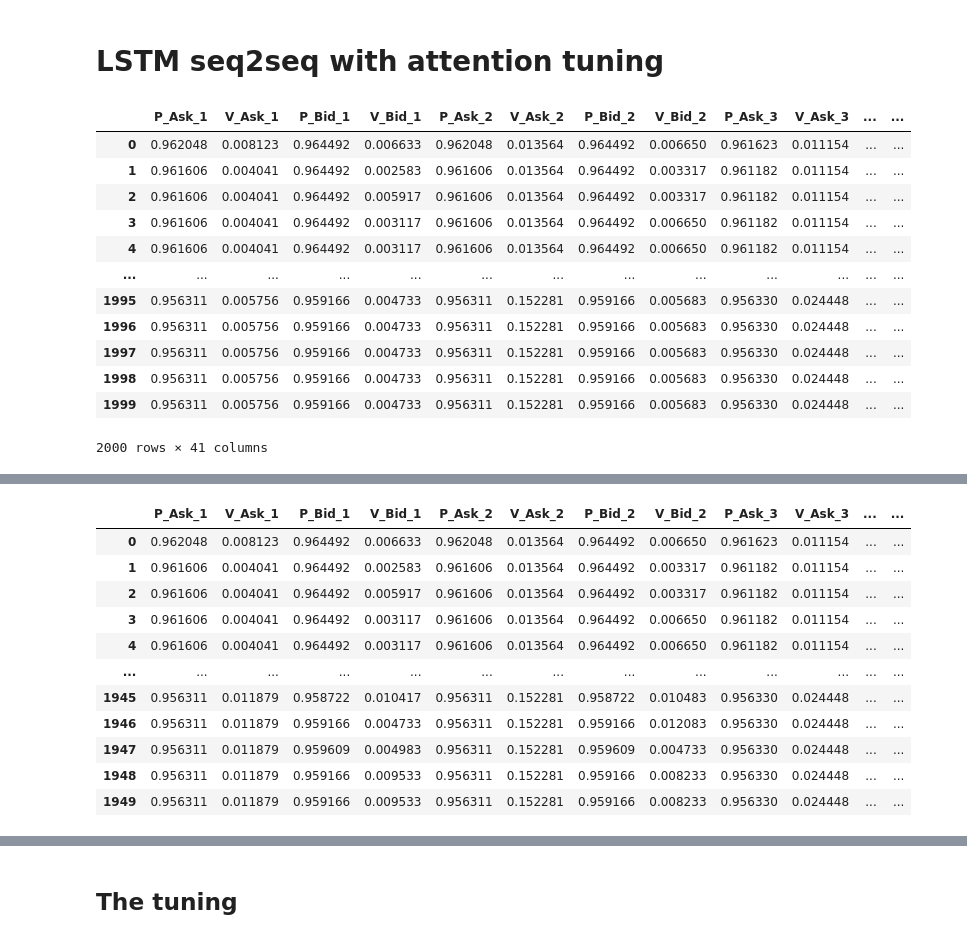
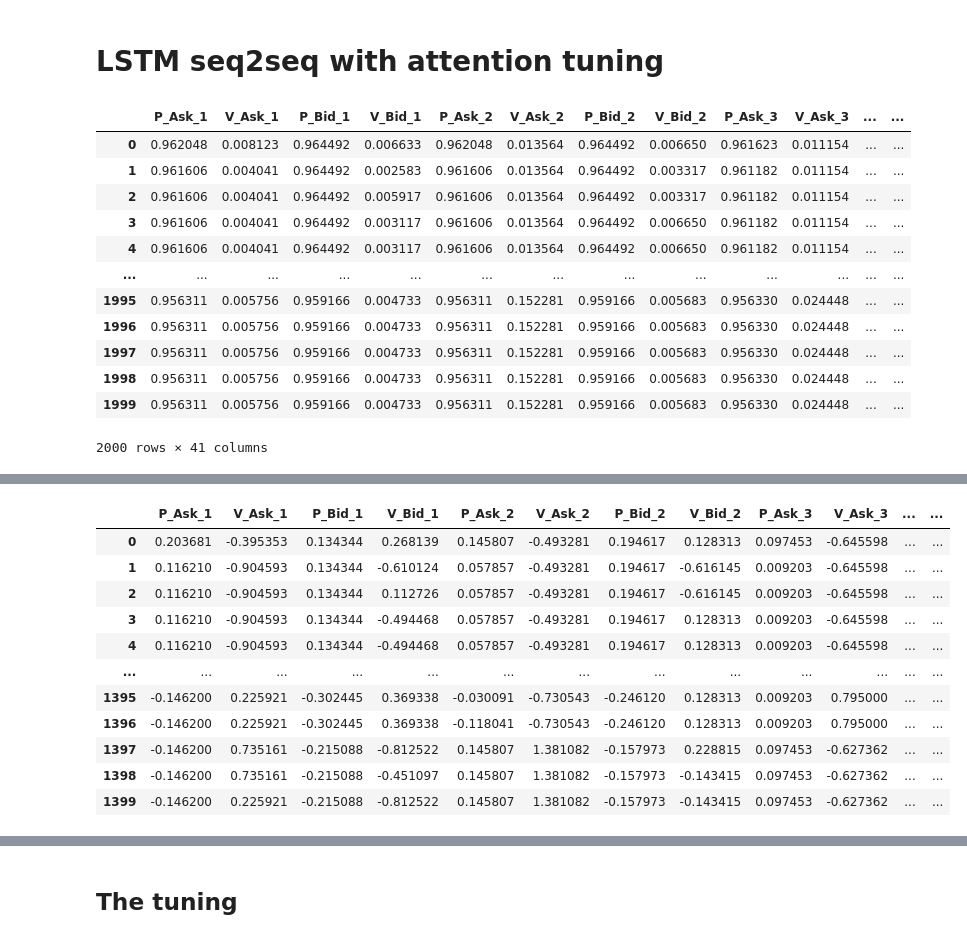
Before and after one commit to JoeLsvj/stocks_forecasting_LOB, a Jupyter notebook: Hyperparameters_tuning/hyperparameter_tuning/es_tuning_regression/es_tuning_LSTMSeq2SeqWithAttention_clean.ipynb, the cells around one changed output, grey strips where cells are left out. Saved outputs shown, nothing was run; the diff lists cells and outputs as text; code cells hidden in the pictures.

```diff
--- a/Hyperparameters_tuning/hyperparameter_tuning/es_tuning_regression/es_tuning_LSTMSeq2SeqWithAttention_clean.ipynb
+++ b/Hyperparameters_tuning/hyperparameter_tuning/es_tuning_regression/es_tuning_LSTMSeq2SeqWithAttention_clean.ipynb
@@ -37,60 +37,30 @@ import models_regression as Models
 import utils
 import dataset as Dataset
 
-# data
 dataset = pd.read_parquet(data_path)
+dataset = dataset.head(num_samples)
+dataset = dataset.astype(float)
 dataset = dataset.drop(['Label_10', 'Label_20', 'Label_30', 'Label_50', 'Label_100', 'Day'], axis=1)
 dataset['mid_price'] = (dataset['P_Ask_1'] + dataset['P_Bid_1']) / 2
-dataset = dataset.astype(float)
-dataset = dataset.head(num_samples)
-display(dataset)
-
-_, axs = plt.subplots(2, 2, figsize=(24,12))
-axs[0,0].plot(dataset['P_Ask_1'])
-axs[0,1].plot(dataset['V_Ask_1'])
-axs[1,0].plot(dataset['P_Bid_1'])
-axs[1,1].plot(dataset['V_Bid_1'])
-plt.show()
-
-target_col = 'mid_price'
-target_cols = []
-shifts = [ 1, 10, 20, 50 ]
-
-for shift in shifts:
-    colname = f'Target_{shift}'
-    target_cols.append(colname)
-    dataset[colname] = dataset[target_col].shift(-shift)
-dataset.dropna(inplace=True)
-
 display(dataset)
 
 # Split the dataframe into train, validation and test
 dataset_train, dataset_val, dataset_test = utils.DataTools.train_val_test_split(dataset)
 
 # Standardize the data
-#scaler = preprocessing.StandardScaler()
-#scaler.fit(dataset_train)
+scaler = preprocessing.StandardScaler()
+scaler.fit(dataset_train)
 
-#dataset_train[dataset_train.columns] = scaler.transform(dataset_train)
-#dataset_val[dataset_val.columns] = scaler.transform(dataset_val)
-#dataset_test[dataset_test.columns] = scaler.transform(dataset_test)
-
-means = dataset_train.mean(axis=0)
-stds = dataset_train.std(axis=0)
-
-means[-len(target_cols):] = means[target_cols]
-stds[-len(target_cols):] = stds[target_cols]
-
-dataset_train = ( dataset_train - means ) / stds
-dataset_val = ( dataset_val - means ) / stds
-dataset_test = ( dataset_test - means ) / stds
+dataset_train[dataset_train.columns] = scaler.fit_transform(dataset_train)
+dataset_val[dataset_val.columns] = scaler.fit_transform(dataset_val)
+dataset_test[dataset_test.columns] = scaler.fit_transform(dataset_test)
 
 display(dataset_train)
 
 # Split covariates and response variables
-X_train, y_train = utils.DataTools.split_x_y(dataset_train, target_cols)
-X_val, y_val = utils.DataTools.split_x_y(dataset_val, target_cols)
-X_test, y_test = utils.DataTools.split_x_y(dataset_test, target_cols)
+X_train, y_train = utils.DataTools.split_x_y(dataset_train, ['mid_price'])
+X_val, y_val = utils.DataTools.split_x_y(dataset_val, ['mid_price'])
+X_test, y_test = utils.DataTools.split_x_y(dataset_test, ['mid_price'])
 
 # Convert to pytorch tensors
 X_train, X_val, X_test = utils.DataTools.numpy_to_tensor( X_train, X_val, X_test, dtype=torch.float32 )
@@ -98,12 +68,13 @@ y_train, y_val, y_test = utils.DataTools.numpy_to_tensor( y_train, y_val, y_test
 
 # Create Torch Dataset
 lookback_period = 100
+seq_len_y = 50
 dataset_train = Dataset.TimeSeriesDataset(
     X         = X_train,
     y         = y_train,
     seq_len_x = lookback_period,
-    seq_len_y = 1,
-    offset    = lookback_period-1,
+    seq_len_y = seq_len_y,
+    offset    = lookback_period,
     channels  = False,
     task      = Dataset.TimeSeriesDataset.Task.REGRESSION
 )
@@ -111,8 +82,8 @@ dataset_val = Dataset.TimeSeriesDataset(
     X         = X_val,
     y         = y_val,
     seq_len_x = lookback_period,
-    seq_len_y = 1,
-    offset    = lookback_period-1,
+    seq_len_y = seq_len_y,
+    offset    = lookback_period,
     channels  = False,
     task      = Dataset.TimeSeriesDataset.Task.REGRESSION
 )
@@ -120,8 +91,8 @@ dataset_test = Dataset.TimeSeriesDataset(
     X         = X_test,
     y         = y_test,
     seq_len_x = lookback_period,
-    seq_len_y = 1,
-    offset    = lookback_period-1,
+    seq_len_y = seq_len_y,
+    offset    = lookback_period,
     channels  = False,
     task      = Dataset.TimeSeriesDataset.Task.REGRESSION
 )
@@ -143,8 +114,19 @@ dataloader_test = Dataset.TimeSeriesLoader(
     shuffle = False
 )
 
+#display(pd.DataFrame(dataset_train[9][0]))
+#display(pd.DataFrame(dataset_train[9][1]))
+#display(pd.DataFrame(dataset_train[10][0]))
+#display(pd.DataFrame(dataset_train[10][1]))
+#display(pd.DataFrame(dataset_train[11][0]))
+#display(pd.DataFrame(dataset_train[11][1]))
+
 print(f'Train dataset: {len(dataset_train)} samples')
 print(f'Test dataset: {len(dataset_test)} samples')
+
+dataloader_train.dataset.channels = False
+dataloader_val.dataset.channels = False
+dataloader_test.dataset.channels = False
 # %% [output]
 |  | P_Ask_1 | V_Ask_1 | P_Bid_1 | V_Bid_1 | P_Ask_2 | V_Ask_2 | P_Bid_2 | V_Bid_2 | P_Ask_3 | V_Ask_3 | ... | ... |
 | 0 | 0.962048 | 0.008123 | 0.964492 | 0.006633 | 0.962048 | 0.013564 | 0.964492 | 0.006650 | 0.961623 | 0.011154 | ... | ... |
@@ -163,12 +144,12 @@ print(f'Test dataset: {len(dataset_test)} samples')
 |  | P_Ask_1 | V_Ask_1 | P_Bid_1 | V_Bid_1 | P_Ask_2 | V_Ask_2 | P_Bid_2 | V_Bid_2 | P_Ask_3 | V_Ask_3 | ... | ... |
-| 0 | 0.962048 | 0.008123 | 0.964492 | 0.006633 | 0.962048 | 0.013564 | 0.964492 | 0.006650 | 0.961623 | 0.011154 | ... | ... |
-| 1 | 0.961606 | 0.004041 | 0.964492 | 0.002583 | 0.961606 | 0.013564 | 0.964492 | 0.003317 | 0.961182 | 0.011154 | ... | ... |
-| 2 | 0.961606 | 0.004041 | 0.964492 | 0.005917 | 0.961606 | 0.013564 | 0.964492 | 0.003317 | 0.961182 | 0.011154 | ... | ... |
-| 3 | 0.961606 | 0.004041 | 0.964492 | 0.003117 | 0.961606 | 0.013564 | 0.964492 | 0.006650 | 0.961182 | 0.011154 | ... | ... |
-| 4 | 0.961606 | 0.004041 | 0.964492 | 0.003117 | 0.961606 | 0.013564 | 0.964492 | 0.006650 | 0.961182 | 0.011154 | ... | ... |
+| 0 | 0.203681 | -0.395353 | 0.134344 | 0.268139 | 0.145807 | -0.493281 | 0.194617 | 0.128313 | 0.097453 | -0.645598 | ... | ... |
+| 1 | 0.116210 | -0.904593 | 0.134344 | -0.610124 | 0.057857 | -0.493281 | 0.194617 | -0.616145 | 0.009203 | -0.645598 | ... | ... |
+| 2 | 0.116210 | -0.904593 | 0.134344 | 0.112726 | 0.057857 | -0.493281 | 0.194617 | -0.616145 | 0.009203 | -0.645598 | ... | ... |
+| 3 | 0.116210 | -0.904593 | 0.134344 | -0.494468 | 0.057857 | -0.493281 | 0.194617 | 0.128313 | 0.009203 | -0.645598 | ... | ... |
+| 4 | 0.116210 | -0.904593 | 0.134344 | -0.494468 | 0.057857 | -0.493281 | 0.194617 | 0.128313 | 0.009203 | -0.645598 | ... | ... |
 | ... | ... | ... | ... | ... | ... | ... | ... | ... | ... | ... | ... | ... |
-| 1945 | 0.956311 | 0.011879 | 0.958722 | 0.010417 | 0.956311 | 0.152281 | 0.958722 | 0.010483 | 0.956330 | 0.024448 | ... | ... |
-| 1946 | 0.956311 | 0.011879 | 0.959166 | 0.004733 | 0.956311 | 0.152281 | 0.959166 | 0.012083 | 0.956330 | 0.024448 | ... | ... |
-| 1947 | 0.956311 | 0.011879 | 0.959609 | 0.004983 | 0.956311 | 0.152281 | 0.959609 | 0.004733 | 0.956330 | 0.024448 | ... | ... |
-| 1948 | 0.956311 | 0.011879 | 0.959166 | 0.009533 | 0.956311 | 0.152281 | 0.959166 | 0.008233 | 0.956330 | 0.024448 | ... | ... |
-| 1949 | 0.956311 | 0.011879 | 0.959166 | 0.009533 | 0.956311 | 0.152281 | 0.959166 | 0.008233 | 0.956330 | 0.024448 | ... | ... |
+| 1395 | -0.146200 | 0.225921 | -0.302445 | 0.369338 | -0.030091 | -0.730543 | -0.246120 | 0.128313 | 0.009203 | 0.795000 | ... | ... |
+| 1396 | -0.146200 | 0.225921 | -0.302445 | 0.369338 | -0.118041 | -0.730543 | -0.246120 | 0.128313 | 0.009203 | 0.795000 | ... | ... |
+| 1397 | -0.146200 | 0.735161 | -0.215088 | -0.812522 | 0.145807 | 1.381082 | -0.157973 | 0.228815 | 0.097453 | -0.627362 | ... | ... |
+| 1398 | -0.146200 | 0.735161 | -0.215088 | -0.451097 | 0.145807 | 1.381082 | -0.157973 | -0.143415 | 0.097453 | -0.627362 | ... | ... |
+| 1399 | -0.146200 | 0.225921 | -0.215088 | -0.812522 | 0.145807 | 1.381082 | -0.157973 | -0.143415 | 0.097453 | -0.627362 | ... | ... |
```
Also changed, not shown: parts of 2 cells of this notebook, 5 other files.
